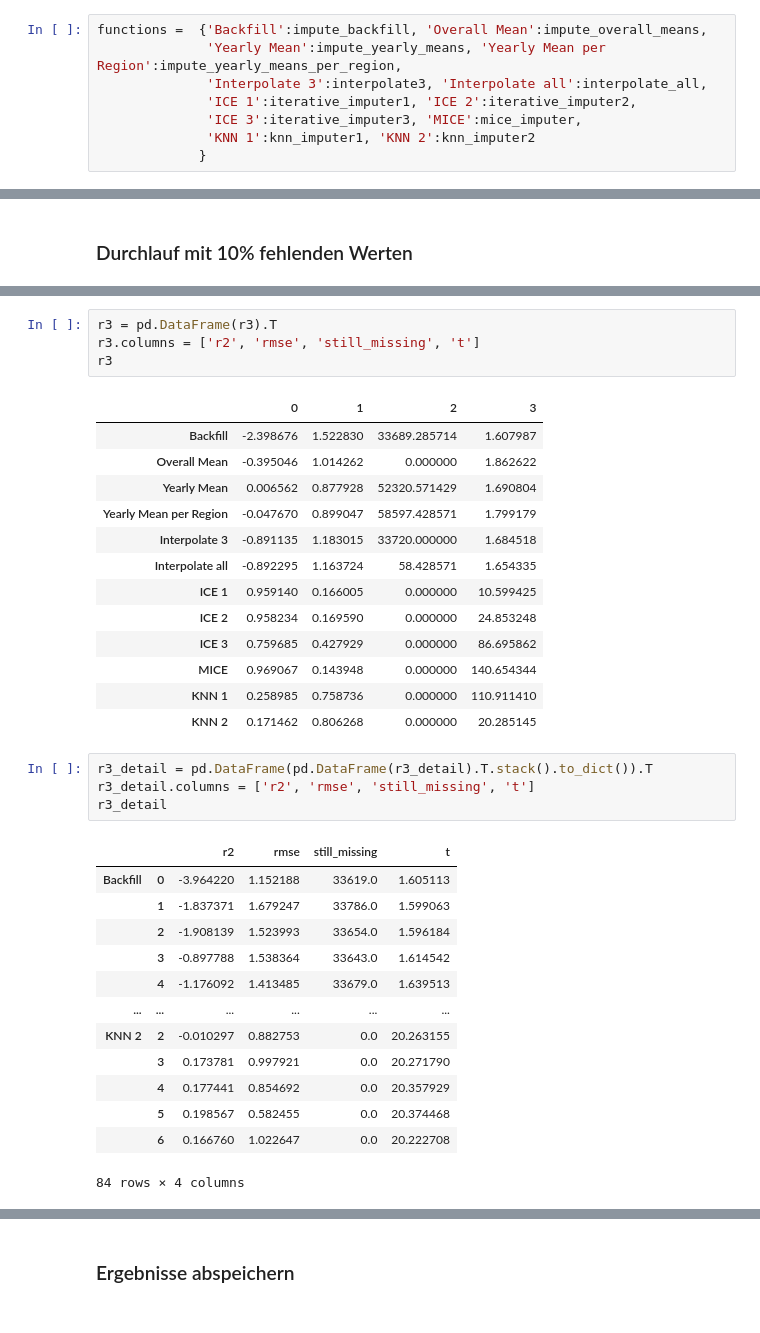
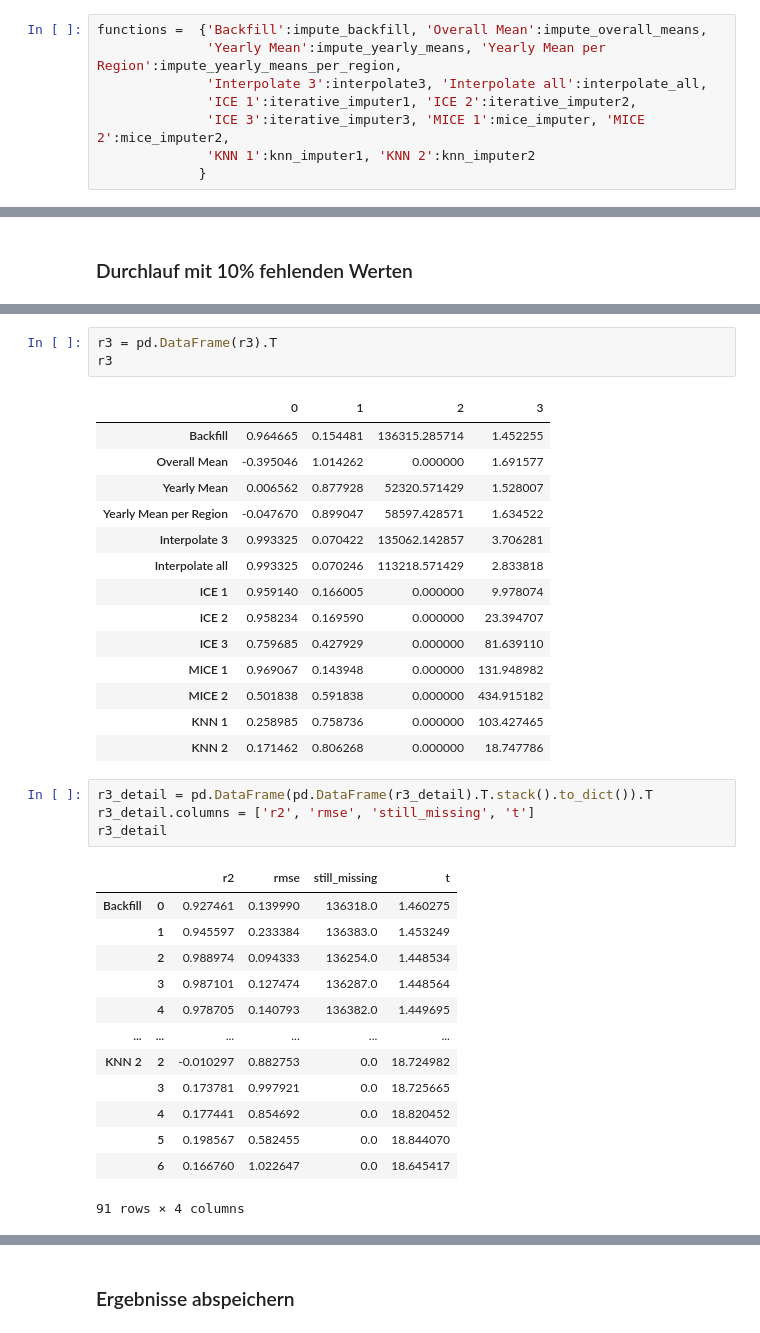
Before and after one commit to MarieFlatow/BA_weltbank, a Jupyter notebook: 05_experimental_setup.ipynb, the cells around one changed output, grey strips where cells are left out. Saved outputs shown, nothing was run; the diff lists cells and outputs as text.

```diff
--- a/05_experimental_setup.ipynb
+++ b/05_experimental_setup.ipynb
@@ -18,7 +18,7 @@ functions =  {'Backfill':impute_backfill, 'Overall Mean':impute_overall_means,
               'Yearly Mean':impute_yearly_means, 'Yearly Mean per Region':impute_yearly_means_per_region,
               'Interpolate 3':interpolate3, 'Interpolate all':interpolate_all,
               'ICE 1':iterative_imputer1, 'ICE 2':iterative_imputer2,
-              'ICE 3':iterative_imputer3, 'MICE':mice_imputer,
+              'ICE 3':iterative_imputer3, 'MICE 1':mice_imputer, 'MICE 2':mice_imputer2,
               'KNN 1':knn_imputer1, 'KNN 2':knn_imputer2
              }
 # %%
@@ -477,37 +477,37 @@ run: 5/7
 ... (3 outputs left out)
 # %%
 r3 = pd.DataFrame(r3).T
-r3.columns = ['r2', 'rmse', 'still_missing', 't']
 r3
 # %% [output]
 |  | 0 | 1 | 2 | 3 |
-| Backfill | -2.398676 | 1.522830 | 33689.285714 | 1.607987 |
-| Overall Mean | -0.395046 | 1.014262 | 0.000000 | 1.862622 |
-| Yearly Mean | 0.006562 | 0.877928 | 52320.571429 | 1.690804 |
-| Yearly Mean per Region | -0.047670 | 0.899047 | 58597.428571 | 1.799179 |
-| Interpolate 3 | -0.891135 | 1.183015 | 33720.000000 | 1.684518 |
-| Interpolate all | -0.892295 | 1.163724 | 58.428571 | 1.654335 |
-| ICE 1 | 0.959140 | 0.166005 | 0.000000 | 10.599425 |
-| ICE 2 | 0.958234 | 0.169590 | 0.000000 | 24.853248 |
-| ICE 3 | 0.759685 | 0.427929 | 0.000000 | 86.695862 |
-| MICE | 0.969067 | 0.143948 | 0.000000 | 140.654344 |
-| KNN 1 | 0.258985 | 0.758736 | 0.000000 | 110.911410 |
-| KNN 2 | 0.171462 | 0.806268 | 0.000000 | 20.285145 |
+| Backfill | 0.964665 | 0.154481 | 136315.285714 | 1.452255 |
+| Overall Mean | -0.395046 | 1.014262 | 0.000000 | 1.691577 |
+| Yearly Mean | 0.006562 | 0.877928 | 52320.571429 | 1.528007 |
+| Yearly Mean per Region | -0.047670 | 0.899047 | 58597.428571 | 1.634522 |
+| Interpolate 3 | 0.993325 | 0.070422 | 135062.142857 | 3.706281 |
+| Interpolate all | 0.993325 | 0.070246 | 113218.571429 | 2.833818 |
+| ICE 1 | 0.959140 | 0.166005 | 0.000000 | 9.978074 |
+| ICE 2 | 0.958234 | 0.169590 | 0.000000 | 23.394707 |
+| ICE 3 | 0.759685 | 0.427929 | 0.000000 | 81.639110 |
+| MICE 1 | 0.969067 | 0.143948 | 0.000000 | 131.948982 |
+| MICE 2 | 0.501838 | 0.591838 | 0.000000 | 434.915182 |
+| KNN 1 | 0.258985 | 0.758736 | 0.000000 | 103.427465 |
+| KNN 2 | 0.171462 | 0.806268 | 0.000000 | 18.747786 |
 # %%
 r3_detail = pd.DataFrame(pd.DataFrame(r3_detail).T.stack().to_dict()).T
 r3_detail.columns = ['r2', 'rmse', 'still_missing', 't']
 r3_detail
 # %% [output]
 |  |  | r2 | rmse | still_missing | t |
-| Backfill | 0 | -3.964220 | 1.152188 | 33619.0 | 1.605113 |
-|  | 1 | -1.837371 | 1.679247 | 33786.0 | 1.599063 |
-|  | 2 | -1.908139 | 1.523993 | 33654.0 | 1.596184 |
-|  | 3 | -0.897788 | 1.538364 | 33643.0 | 1.614542 |
-|  | 4 | -1.176092 | 1.413485 | 33679.0 | 1.639513 |
+| Backfill | 0 | 0.927461 | 0.139990 | 136318.0 | 1.460275 |
+|  | 1 | 0.945597 | 0.233384 | 136383.0 | 1.453249 |
+|  | 2 | 0.988974 | 0.094333 | 136254.0 | 1.448534 |
+|  | 3 | 0.987101 | 0.127474 | 136287.0 | 1.448564 |
+|  | 4 | 0.978705 | 0.140793 | 136382.0 | 1.449695 |
 | ... | ... | ... | ... | ... | ... |
-| KNN 2 | 2 | -0.010297 | 0.882753 | 0.0 | 20.263155 |
-|  | 3 | 0.173781 | 0.997921 | 0.0 | 20.271790 |
-|  | 4 | 0.177441 | 0.854692 | 0.0 | 20.357929 |
-|  | 5 | 0.198567 | 0.582455 | 0.0 | 20.374468 |
-|  | 6 | 0.166760 | 1.022647 | 0.0 | 20.222708 |
+| KNN 2 | 2 | -0.010297 | 0.882753 | 0.0 | 18.724982 |
+|  | 3 | 0.173781 | 0.997921 | 0.0 | 18.725665 |
+|  | 4 | 0.177441 | 0.854692 | 0.0 | 18.820452 |
+|  | 5 | 0.198567 | 0.582455 | 0.0 | 18.844070 |
+|  | 6 | 0.166760 | 1.022647 | 0.0 | 18.645417 |
-84 rows × 4 columns
+91 rows × 4 columns
```
Also changed, not shown: parts of 12 cells of this notebook, 8 other files.
